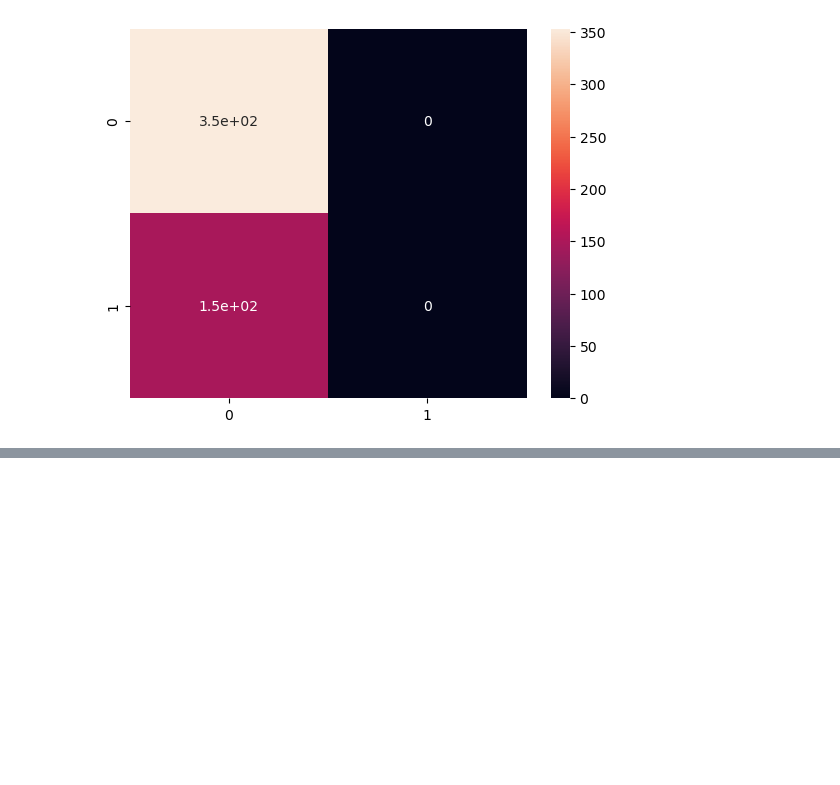
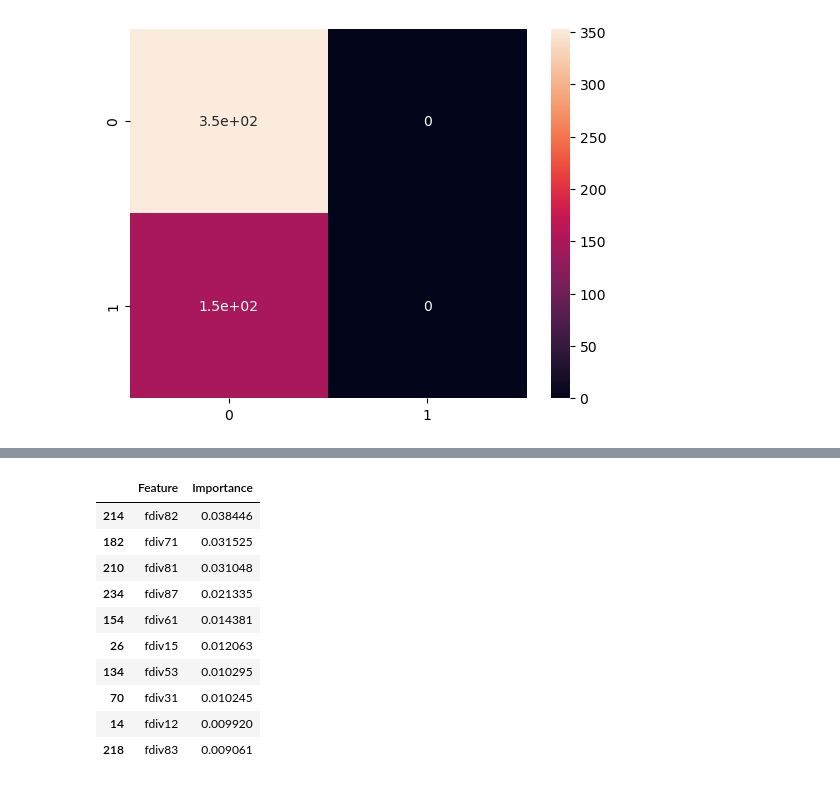
Before and after one commit to AVPankov0/WB_Task2, a Jupyter notebook: WB_Task2_Pankov.ipynb, the cells around one changed output, grey strips where cells are left out. Cells and saved outputs as stored; diff of their text form; code cells hidden in the pictures; blank space fills up the shorter version.

```diff
--- a/WB_Task2_Pankov.ipynb
+++ b/WB_Task2_Pankov.ipynb
@@ -196,0 +248,14 @@ sns.heatmap(pd.DataFrame(cf_mx_s), annot=True)
+# %%
+feat_imp.head(10)
+# %% [output]
+|  | Feature | Importance |
+| 214 | fdiv82 | 0.038446 |
+| 182 | fdiv71 | 0.031525 |
+| 210 | fdiv81 | 0.031048 |
+| 234 | fdiv87 | 0.021335 |
+| 154 | fdiv61 | 0.014381 |
+| 26 | fdiv15 | 0.012063 |
+| 134 | fdiv53 | 0.010295 |
+| 70 | fdiv31 | 0.010245 |
+| 14 | fdiv12 | 0.009920 |
+| 218 | fdiv83 | 0.009061 |
```
Also changed, not shown: parts of 21 cells of this notebook.
